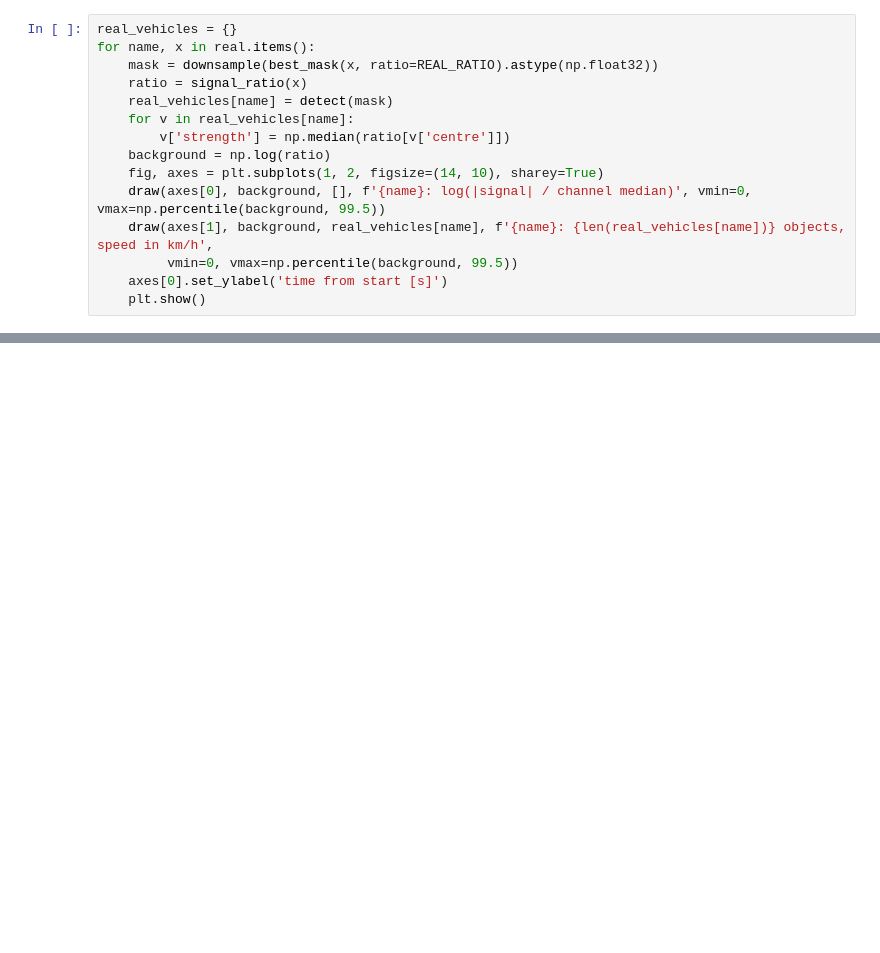
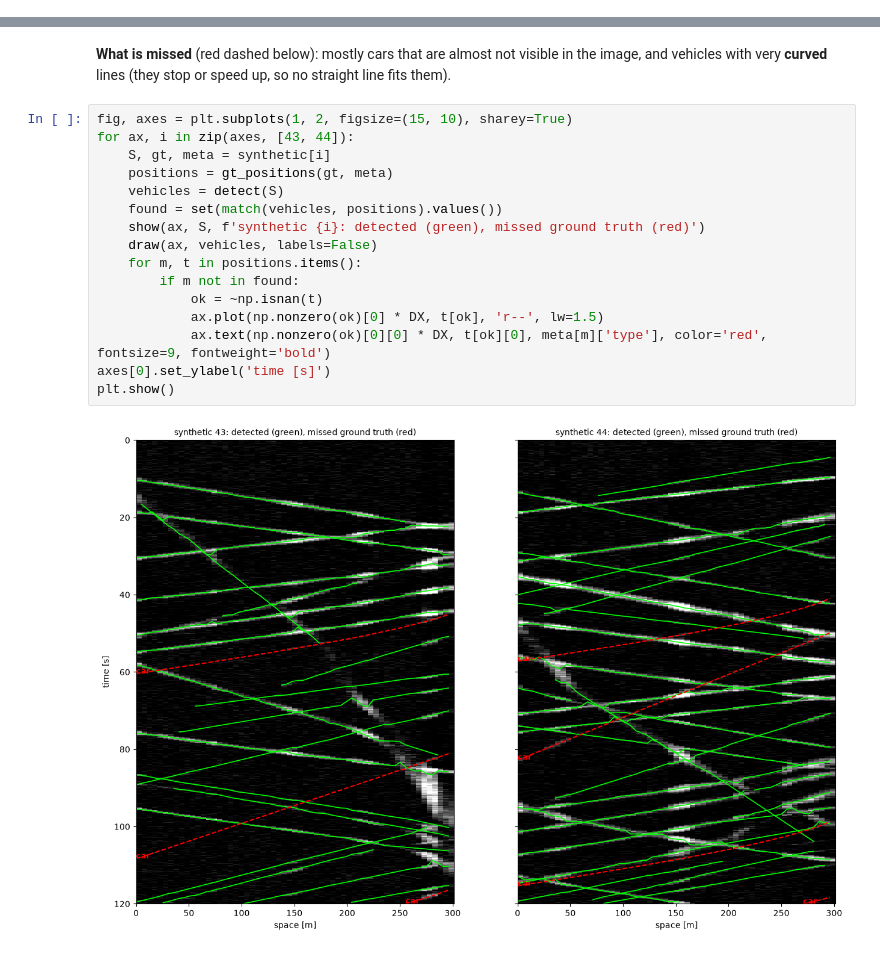
Before and after one commit to siwens77/CV-vehicle-detection, a Jupyter notebook: notebooks/iteration4_detection.ipynb, the cells around one changed output, grey strips where cells are left out. Drawn from its saved outputs; the diff is of its cells as text; blank space fills up the shorter version.

```diff
--- a/notebooks/iteration4_detection.ipynb
+++ b/notebooks/iteration4_detection.ipynb
@@ -417,15 +0,0 @@ plt.show()
-# %%
-real_vehicles = {}
-for name, x in real.items():
-    mask = downsample(best_mask(x, ratio=REAL_RATIO).astype(np.float32))
-    ratio = signal_ratio(x)
-    real_vehicles[name] = detect(mask)
-    for v in real_vehicles[name]:
-        v['strength'] = np.median(ratio[v['centre']])
-    background = np.log(ratio)
-    fig, axes = plt.subplots(1, 2, figsize=(14, 10), sharey=True)
-    draw(axes[0], background, [], f'{name}: log(|signal| / channel median)', vmin=0, vmax=np.percentile(background, 99.5))
-    draw(axes[1], background, real_vehicles[name], f'{name}: {len(real_vehicles[name])} objects, speed in km/h',
-         vmin=0, vmax=np.percentile(background, 99.5))
-    axes[0].set_ylabel('time from start [s]')
-    plt.show()
@@ -492,0 +289,20 @@ segment
+# %% [markdown]
+**What is missed** (red dashed below): mostly cars that are almost not visible in the image, and vehicles with very **curved** lines (they stop or speed up, so no straight line fits them).
+# %%
+fig, axes = plt.subplots(1, 2, figsize=(15, 10), sharey=True)
+for ax, i in zip(axes, [43, 44]):
+    S, gt, meta = synthetic[i]
+    positions = gt_positions(gt, meta)
+    vehicles = detect(S)
+    found = set(match(vehicles, positions).values())
+    show(ax, S, f'synthetic {i}: detected (green), missed ground truth (red)')
+    draw(ax, vehicles, labels=False)
+    for m, t in positions.items():
+        if m not in found:
+            ok = ~np.isnan(t)
+            ax.plot(np.nonzero(ok)[0] * DX, t[ok], 'r--', lw=1.5)
+            ax.text(np.nonzero(ok)[0][0] * DX, t[ok][0], meta[m]['type'], color='red', fontsize=9, fontweight='bold')
+axes[0].set_ylabel('time [s]')
+plt.show()
+# %% [output]
+[figure, added]
```
Also changed, not shown: parts of 35 cells of this notebook, 4 other files.
